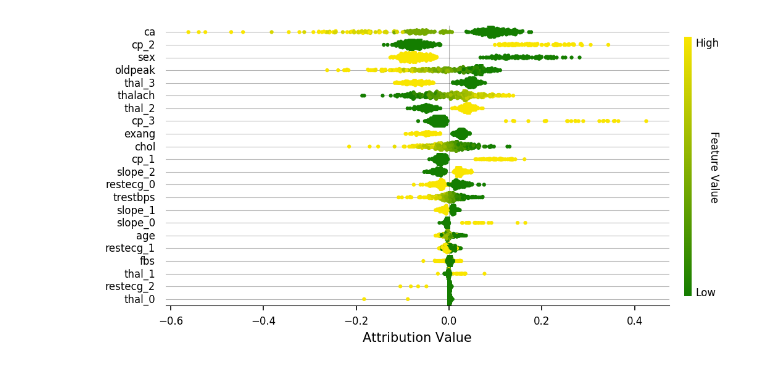
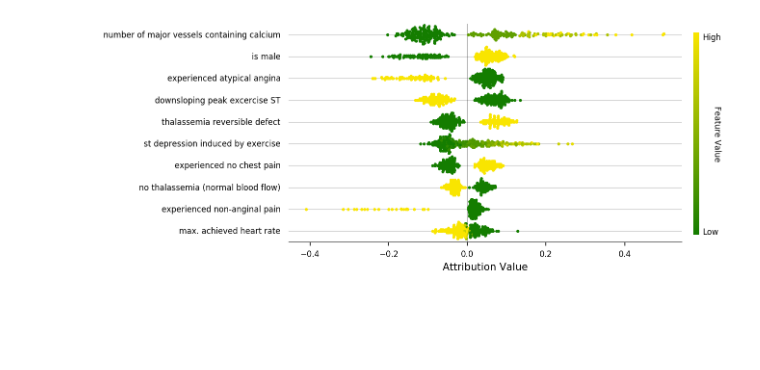
Before and after one commit to suinleelab/path_explain, a Jupyter notebook: examples/tabular/heart_disease/attributions.ipynb, the cells around one changed output. Drawn from its saved outputs; the diff is of its cells as text; code cells hidden in the pictures; blank space fills up the shorter version.

```diff
--- a/examples/tabular/heart_disease/attributions.ipynb
+++ b/examples/tabular/heart_disease/attributions.ipynb
@@ -14,2 +21,2 @@ set_up_environment(visible_devices='0')
 # %%
-x_train, y_train, x_test, y_test, feature_names = heart_dataset()
+x_train, y_train, x_test, y_test, feature_names, x_train_un, x_test_un = heart_dataset()
@@ -15,0 +25,26 @@ x_train, y_train, x_test, y_test, feature_names = heart_dataset()
+# %%
+better_feature_names = [
+    'age',
+    'is male',
+    'resting bp',
+    'cholesterol (mg/dl)',
+    'fasting blood sugar > 120 mg/dl',
+    'max. achieved heart rate',
+    'has excercise-induced angina',
+    'st depression induced by exercise',
+    'number of major vessels containing calcium',
+    'experienced no chest pain',
+    'experienced typical angina',
+    'experienced atypical angina',
+    'experienced non-anginal pain',
+    'upsloping peak excercise ST',
+    'flat peak excercise ST',
+    'downsloping peak excercise ST',
+    'thalassemia information missing',
+    'thalassemia fixed defect',
+    'no thalassemia (normal blood flow)',
+    'thalassemia reversible defect',
+    'resting ecg: normal',
+    'resting ecg: st-t wave abnormality',
+    'resting ecg: probable left vent. hypertrophy'
+]
@@ -16,6 +107,6 @@ x_train, y_train, x_test, y_test, feature_names = heart_dataset()
 # %%
 model = tf.keras.models.Sequential()
-model.add(tf.keras.layers.Input(shape=(22,)))
+model.add(tf.keras.layers.Input(shape=(23,)))
 model.add(tf.keras.layers.Dense(units=128, activation=tf.keras.activations.softplus))
 model.add(tf.keras.layers.Dense(units=64, activation=tf.keras.activations.softplus))
 model.add(tf.keras.layers.Dense(units=1,  activation=None))
@@ -31,7 +122,7 @@ metrics = [tf.keras.metrics.BinaryAccuracy(), tf.keras.metrics.AUC()]
 model.compile(optimizer=optimizer,
               loss=loss,
               metrics=metrics)
-model.fit(x_train, y_train, batch_size=242, epochs=300, verbose=0)
+model.fit(x_train, y_train, batch_size=242, epochs=200, verbose=0)
 train_loss, train_accuracy, train_auc = model.evaluate(x_train, y_train, batch_size=51, verbose=0)
 test_loss, test_accuracy, test_auc = model.evaluate(x_test, y_test, batch_size=51, verbose=0)
 # %%
@@ -60,12 +160,15 @@ interactions = explainer.interactions(inputs=all_data,
                                       use_expectation=True,
                                       output_indices=0,
                                       verbose=True)
+# %%
+all_data_renorm = np.concatenate([x_train_un, x_test_un])
 # %%
 summary_plot(attributions,
-             all_data,
+             all_data_renorm,
              interactions=None,
              interaction_feature=None,
-             feature_names=feature_names,
-             plot_top_k=22)
+             feature_names=better_feature_names,
+             plot_top_k=10)
+plt.savefig('heart_disease_summary.pdf')
 # %% [output]
-[figure, old version]
+[figure, new version]
```
Also changed, not shown: parts of 20 cells of this notebook, 14 other files.
